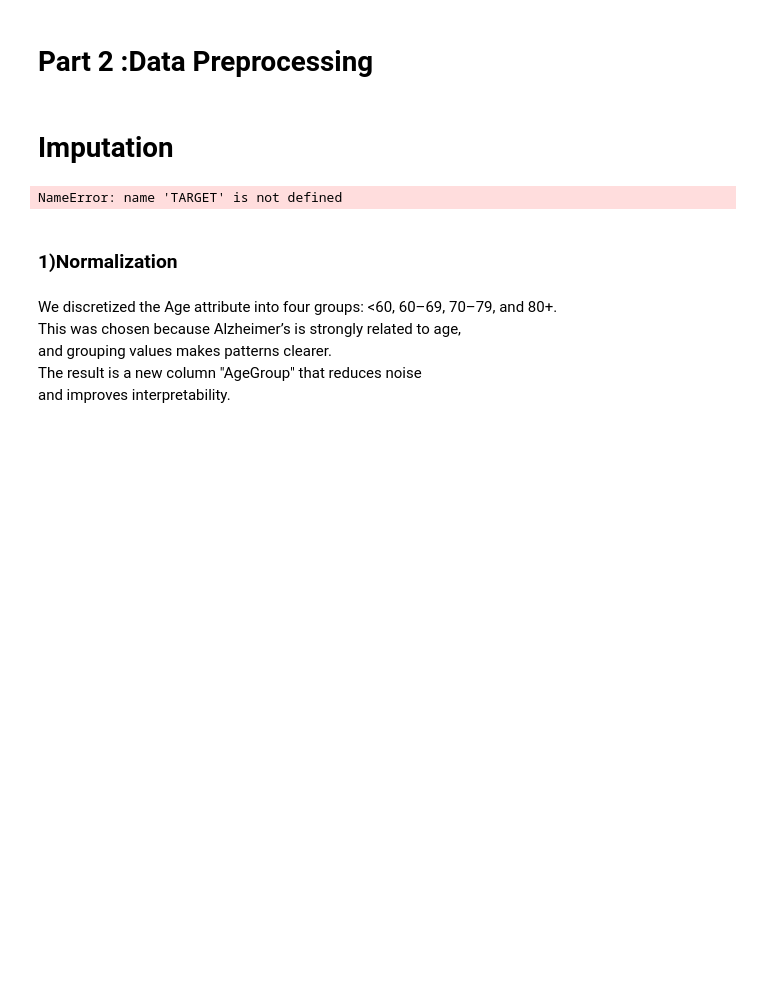
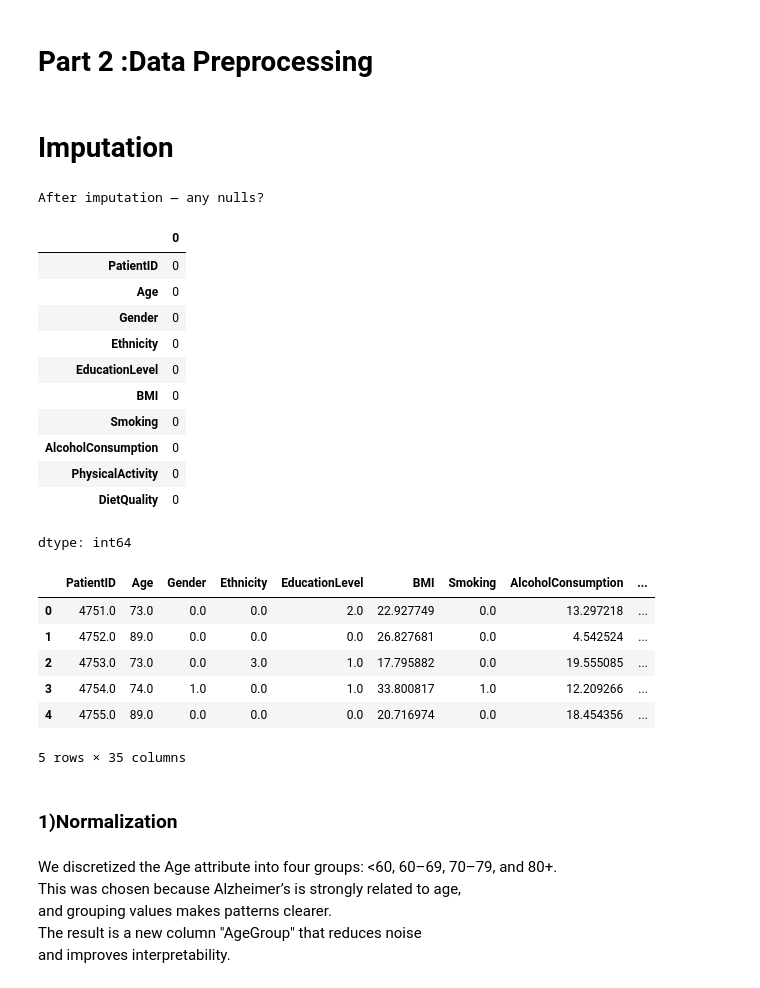
Before and after one commit to shahodi011/IT326-Project, a Jupyter notebook: Reports/Phase2.ipynb, the cells around one changed output. Drawn from its saved outputs; the diff is of its cells as text; code cells hidden in the pictures; blank space fills up the shorter version.

```diff
--- a/Reports/Phase2.ipynb
+++ b/Reports/Phase2.ipynb
@@ -220,30 +220,49 @@ Describtion: The bar plot shows how the dataset is split between the two diagnos
 # %%
 from sklearn.impute import SimpleImputer
 
-TARGET="Diagnosis"
+
 
 df_imp = df.copy()
 
 num_cols = df_imp.select_dtypes(include=["int64","float64"]).columns.tolist()
 cat_cols = df_imp.select_dtypes(exclude=["int64","float64"]).columns.tolist()
 
 
-if TARGET in num_cols:
-    num_cols.remove(TARGET)
+if "Diagnosis" in num_cols:
+    num_cols.remove("Diagnosis")
 
 num_imputer = SimpleImputer(strategy="median")
 cat_imputer = SimpleImputer(strategy="most_frequent")
 
 if num_cols:
     df_imp[num_cols] = num_imputer.fit_transform(df_imp[num_cols])
 if cat_cols:
     df_imp[cat_cols] = cat_imputer.fit_transform(df_imp[cat_cols])
 
 print("After imputation — any nulls?")
 display(df_imp.isnull().sum().sort_values(ascending=False).head(10))
 display(df_imp.head())
 # %% [output]
-NameError: name 'TARGET' is not defined
+After imputation — any nulls?
+|  | 0 |
+| PatientID | 0 |
+| Age | 0 |
+| Gender | 0 |
+| Ethnicity | 0 |
+| EducationLevel | 0 |
+| BMI | 0 |
+| Smoking | 0 |
+| AlcoholConsumption | 0 |
+| PhysicalActivity | 0 |
+| DietQuality | 0 |
+dtype: int64
+|  | PatientID | Age | Gender | Ethnicity | EducationLevel | BMI | Smoking | AlcoholConsumption | ... |
+| 0 | 4751.0 | 73.0 | 0.0 | 0.0 | 2.0 | 22.927749 | 0.0 | 13.297218 | ... |
+| 1 | 4752.0 | 89.0 | 0.0 | 0.0 | 0.0 | 26.827681 | 0.0 | 4.542524 | ... |
+| 2 | 4753.0 | 73.0 | 0.0 | 3.0 | 1.0 | 17.795882 | 0.0 | 19.555085 | ... |
+| 3 | 4754.0 | 74.0 | 1.0 | 0.0 | 1.0 | 33.800817 | 1.0 | 12.209266 | ... |
+| 4 | 4755.0 | 89.0 | 0.0 | 0.0 | 0.0 | 20.716974 | 0.0 | 18.454356 | ... |
+5 rows × 35 columns
 # %% [markdown]
 ### 1)Normalization
 # %% [markdown]
```
Also changed, not shown: parts of 1 cell of this notebook.
